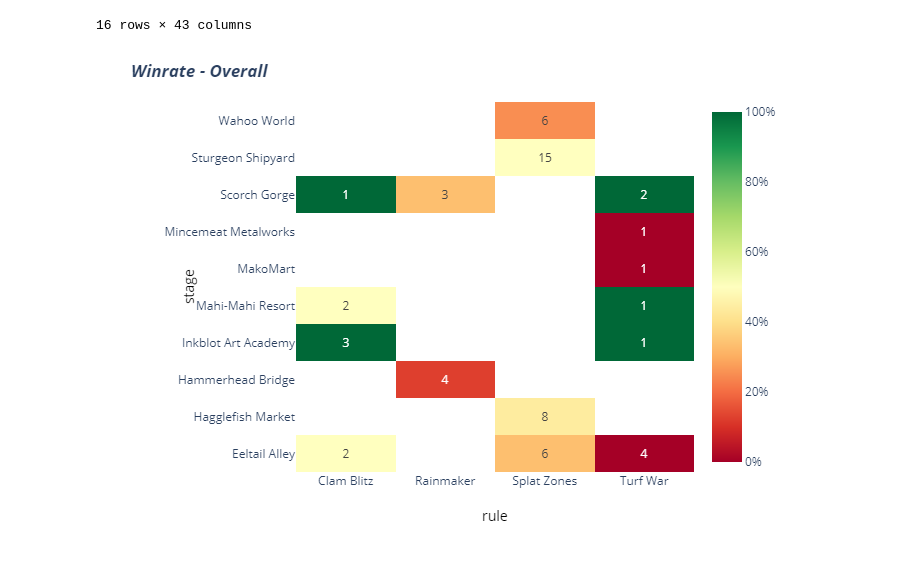
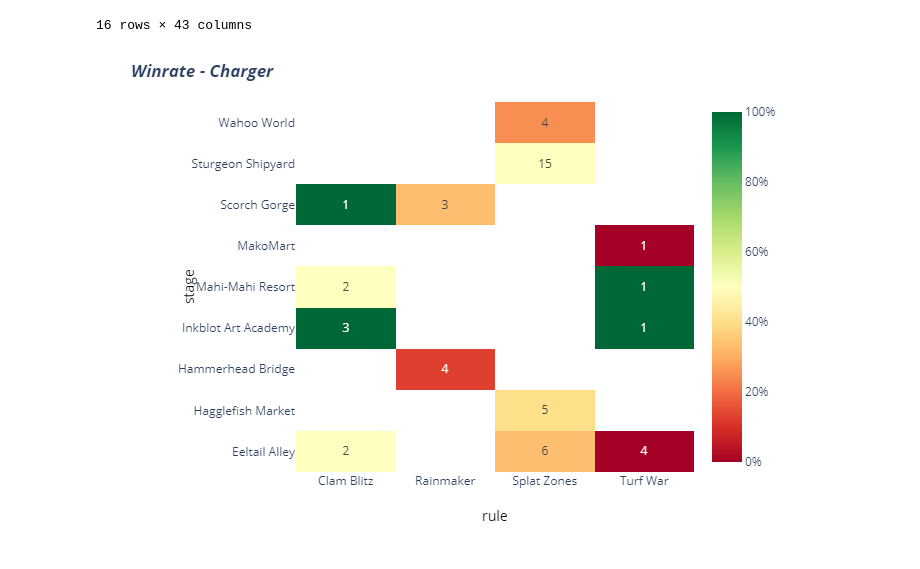
Before and after one commit to cesaregarza/squidalytics, a Jupyter notebook: example.ipynb, the cells around one changed output. Saved outputs shown, nothing was run; the diff lists cells and outputs as text; code cells hidden in the pictures.

```diff
--- a/example.ipynb
+++ b/example.ipynb
@@ -64,6 +64,6 @@ pd.concat([df, generate_session_ids(df, relative_column=True)], axis=1).tail(16)
 | 59 | Joy#1584 | Clam Blitz | BANKARA | Inkblot Art Academy | WIN | NEITHER | 0 days 00:05:00 | 2022-10-04 06:30:14+00:00 | Splatterscope | 1073 | ... |
 16 rows × 43 columns
 # %%
-battle.winrate_heatmap(static=True)
+battle.winrate_heatmap(static=True, filter_weapons=["charger"])
 # %% [output]
-[figure, old version]
+[figure, new version]
```
Also changed, not shown: 6 other files.
